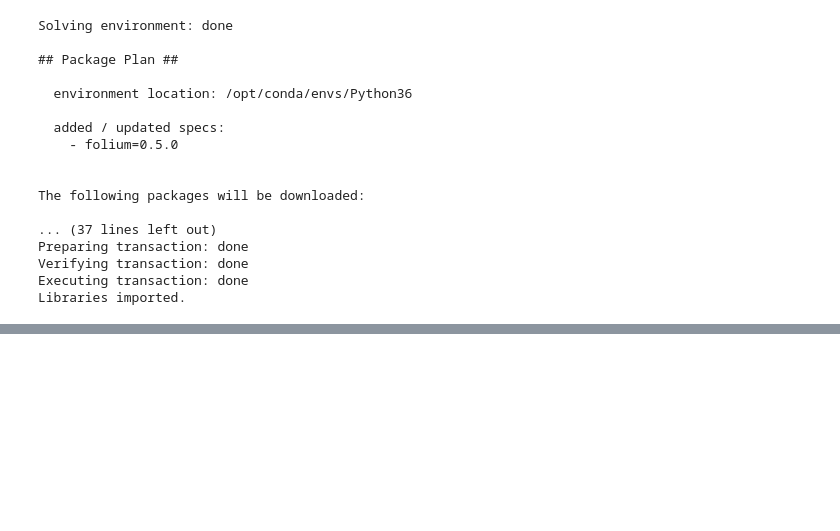
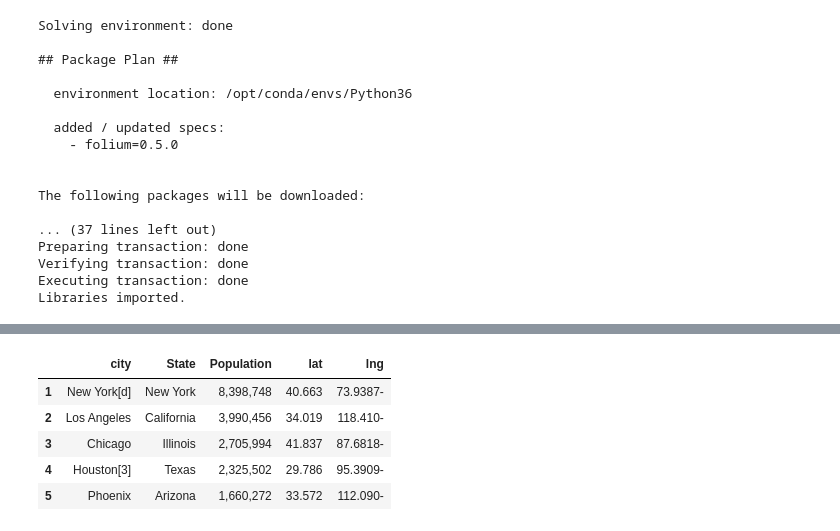
Before and after one commit to nili1975/Coursera_Capstone1, a Jupyter notebook: Capstone project week4.ipynb, the cells around one changed output, grey strips where cells are left out. Drawn from its saved outputs; the diff is of its cells as text; code cells hidden in the pictures; blank space fills up the shorter version.

```diff
--- a/Capstone project week4.ipynb
+++ b/Capstone project week4.ipynb
@@ -81,3 +95,25 @@ for tr in table_rows:
+# %%
+df1=df
+df1["Location4"]=df["Location4"].str.slice(stop=8)
+df1["Location3"]=df["Location3"].str.slice(stop=8)
+df1["Location4"] = df1["Location4"].astype(str)+'-'
+df1["2018 estimate"]=df["2018 estimate"].str.slice(stop=-1)
+df1["State"]=df["State"].str.slice(stop=-1)
+df1["City"]=df["City"].str.slice(stop=-1)
+df1 = df.drop("rank", axis=1,inplace=True)
+
+df1=df.drop(df.index[0])
+
+City_popu=df1
+City_popu.rename(columns={"Location4": "lng", "Location3": "lat","2018 estimate":"Population","City":"city"},inplace=True)
+City_popu.head()
+# %% [output]
+|  | city | State | Population | lat | lng |
+| 1 | New York[d] | New York | 8,398,748 | ﻿40.663 | 73.9387- |
+| 2 | Los Angeles | California | 3,990,456 | ﻿34.019 | 118.410- |
+| 3 | Chicago | Illinois | 2,705,994 | ﻿41.837 | 87.6818- |
+| 4 | Houston[3] | Texas | 2,325,502 | ﻿29.786 | 95.3909- |
+| 5 | Phoenix | Arizona | 1,660,272 | ﻿33.572 | 112.090- |
 # %%
 CLIENT_ID = 'PH3C5IT4OPSSN3ZIBK0N4ZR5QXUDFJQZLUQOW2AU4M5CCVDB'
 CLIENT_SECRET = 'DYAENG5F4ZLVSSIGN4FP4AIFSBBIJ2EPUQQUADO3E4SSA2X3'
```
Also changed, not shown: parts of 10 cells of this notebook.
